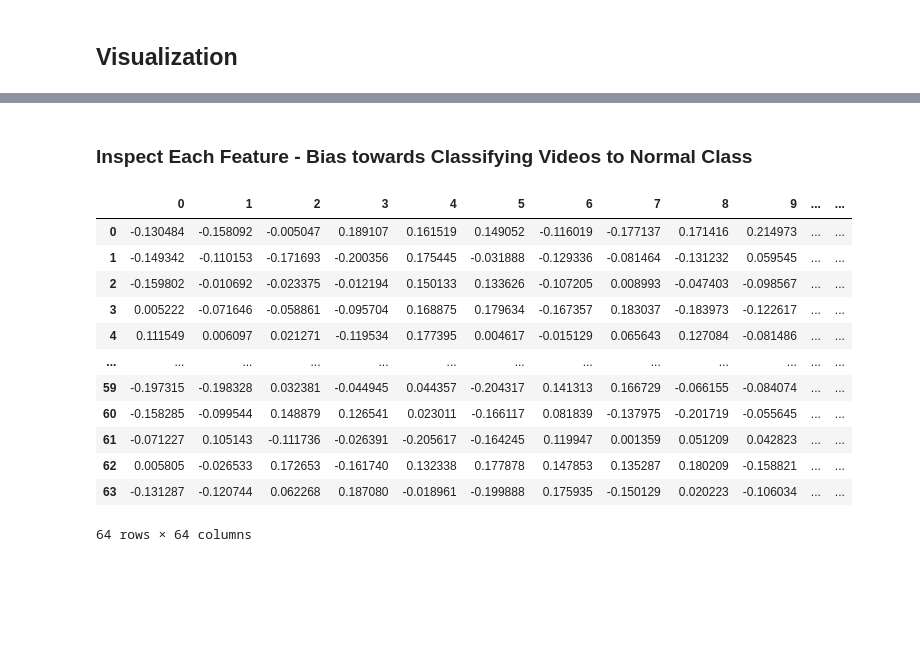
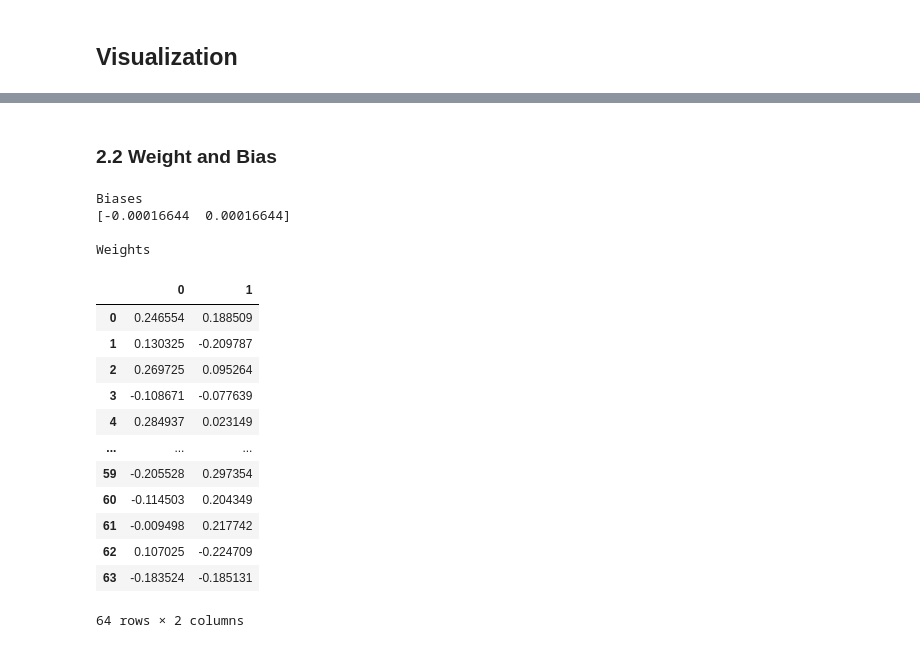
Before and after one commit to ANNIZHENG/Interactive_Weight_Analytics_Interface, a Jupyter notebook: VideoVisionTransformer.ipynb, the cells around one changed output, grey strips where cells are left out. Cells and saved outputs as stored; diff of their text form; code cells hidden in the pictures; blank space fills up the shorter version.

```diff
--- a/VideoVisionTransformer.ipynb
+++ b/VideoVisionTransformer.ipynb
@@ -597,26 +494,2 @@ plt.show()
-# %% [markdown]
-### Inspect Each Feature - Bias towards Classifying Videos to Normal Class
-# %%
-# Load weight matrix of the last dense layer of the last sequential
-
-import pandas as pd
-weight_matrix_last_df = pd.DataFrame(weight_matrix_last)
-weight_matrix_last_df
-
-# The full row of the weight matrix is the weights of all features to one outcomes
-# The full column of the weight matrix is the weights of one feature to all outcomes
-# Note: Outcome number = EMBED_DIM
-# %% [output]
-|  | 0 | 1 | 2 | 3 | 4 | 5 | 6 | 7 | 8 | 9 | ... | ... |
-| 0 | -0.130484 | -0.158092 | -0.005047 | 0.189107 | 0.161519 | 0.149052 | -0.116019 | -0.177137 | 0.171416 | 0.214973 | ... | ... |
-| 1 | -0.149342 | -0.110153 | -0.171693 | -0.200356 | 0.175445 | -0.031888 | -0.129336 | -0.081464 | -0.131232 | 0.059545 | ... | ... |
-| 2 | -0.159802 | -0.010692 | -0.023375 | -0.012194 | 0.150133 | 0.133626 | -0.107205 | 0.008993 | -0.047403 | -0.098567 | ... | ... |
-| 3 | 0.005222 | -0.071646 | -0.058861 | -0.095704 | 0.168875 | 0.179634 | -0.167357 | 0.183037 | -0.183973 | -0.122617 | ... | ... |
-| 4 | 0.111549 | 0.006097 | 0.021271 | -0.119534 | 0.177395 | 0.004617 | -0.015129 | 0.065643 | 0.127084 | -0.081486 | ... | ... |
-| ... | ... | ... | ... | ... | ... | ... | ... | ... | ... | ... | ... | ... |
-| 59 | -0.197315 | -0.198328 | 0.032381 | -0.044945 | 0.044357 | -0.204317 | 0.141313 | 0.166729 | -0.066155 | -0.084074 | ... | ... |
-| 60 | -0.158285 | -0.099544 | 0.148879 | 0.126541 | 0.023011 | -0.166117 | 0.081839 | -0.137975 | -0.201719 | -0.055645 | ... | ... |
-| 61 | -0.071227 | 0.105143 | -0.111736 | -0.026391 | -0.205617 | -0.164245 | 0.119947 | 0.001359 | 0.051209 | 0.042823 | ... | ... |
-| 62 | 0.005805 | -0.026533 | 0.172653 | -0.161740 | 0.132338 | 0.177878 | 0.147853 | 0.135287 | 0.180209 | -0.158821 | ... | ... |
-| 63 | -0.131287 | -0.120744 | 0.062268 | 0.187080 | -0.018961 | -0.199888 | 0.175935 | -0.150129 | 0.020223 | -0.106034 | ... | ... |
-64 rows × 64 columns
+# %% [markdown]
+### 2.2 Weight and Bias
@@ -622,0 +500,30 @@ weight_matrix_last_df
+# %%
+# Extract Weights and Biases from the Two Dense Layers
+weights,biases = model.layers[-1].get_weights()
+# print(np.array(weights.shape)) # [64  2], 64 embedding layers with 2 classes
+
+# Biases
+print("Biases")
+print(np.array(biases))  # [-0.00016644  0.00016644]
+
+# Weights
+print("\nWeights")
+pd.DataFrame(weights)
+# %% [output]
+Biases
+[-0.00016644  0.00016644]
+
+Weights
+|  | 0 | 1 |
+| 0 | 0.246554 | 0.188509 |
+| 1 | 0.130325 | -0.209787 |
+| 2 | 0.269725 | 0.095264 |
+| 3 | -0.108671 | -0.077639 |
+| 4 | 0.284937 | 0.023149 |
+| ... | ... | ... |
+| 59 | -0.205528 | 0.297354 |
+| 60 | -0.114503 | 0.204349 |
+| 61 | -0.009498 | 0.217742 |
+| 62 | 0.107025 | -0.224709 |
+| 63 | -0.183524 | -0.185131 |
+64 rows × 2 columns
```
Also changed, not shown: parts of 48 cells of this notebook, 1 other file.
